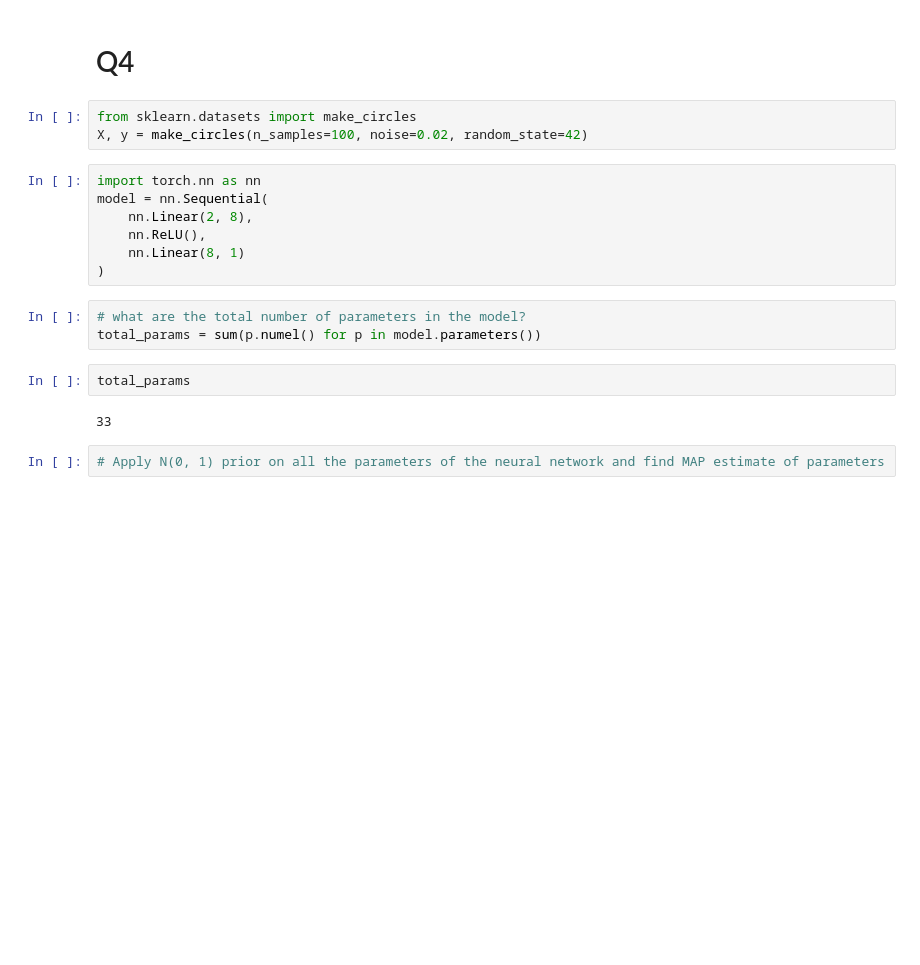
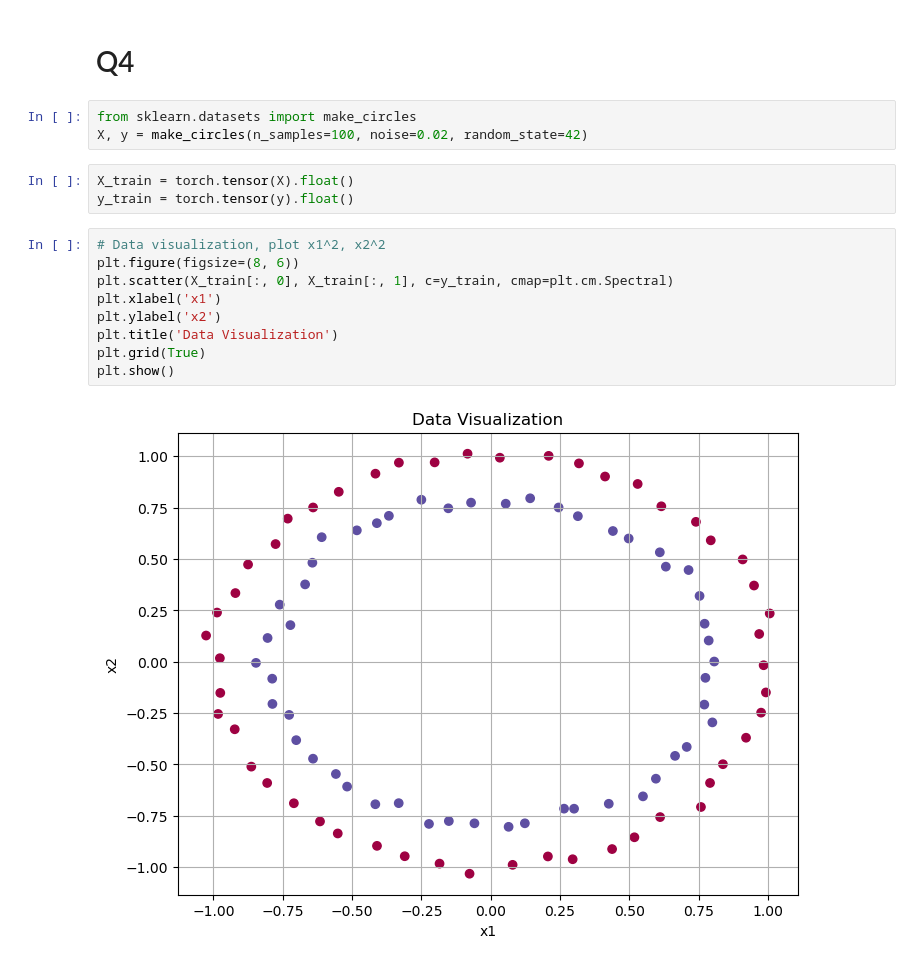
Before and after one commit to DhairyaShah981/pml-assignment3, a Jupyter notebook: A3.ipynb, the cells around one changed output. Drawn from its saved outputs; the diff is of its cells as text; blank space fills up the shorter version.

```diff
--- a/A3.ipynb
+++ b/A3.ipynb
@@ -283,19 +440,17 @@ We observe that the
 # %%
 from sklearn.datasets import make_circles
 X, y = make_circles(n_samples=100, noise=0.02, random_state=42)
-# %%
-import torch.nn as nn
-model = nn.Sequential(
-    nn.Linear(2, 8),
-    nn.ReLU(),
-    nn.Linear(8, 1)
-)
-# %%
-# what are the total number of parameters in the model?
-total_params = sum(p.numel() for p in model.parameters())
-# %%
-total_params
-# %% [output]
-33
-# %%
-# Apply N(0, 1) prior on all the parameters of the neural network and find MAP estimate of parameters
+# %%
+X_train = torch.tensor(X).float()
+y_train = torch.tensor(y).float()
+# %%
+# Data visualization, plot x1^2, x2^2
+plt.figure(figsize=(8, 6))
+plt.scatter(X_train[:, 0], X_train[:, 1], c=y_train, cmap=plt.cm.Spectral)
+plt.xlabel('x1')
+plt.ylabel('x2')
+plt.title('Data Visualization')
+plt.grid(True)
+plt.show()
+# %% [output]
+[figure, added]
```
Also changed, not shown: parts of 54 cells of this notebook, 1 other file.
